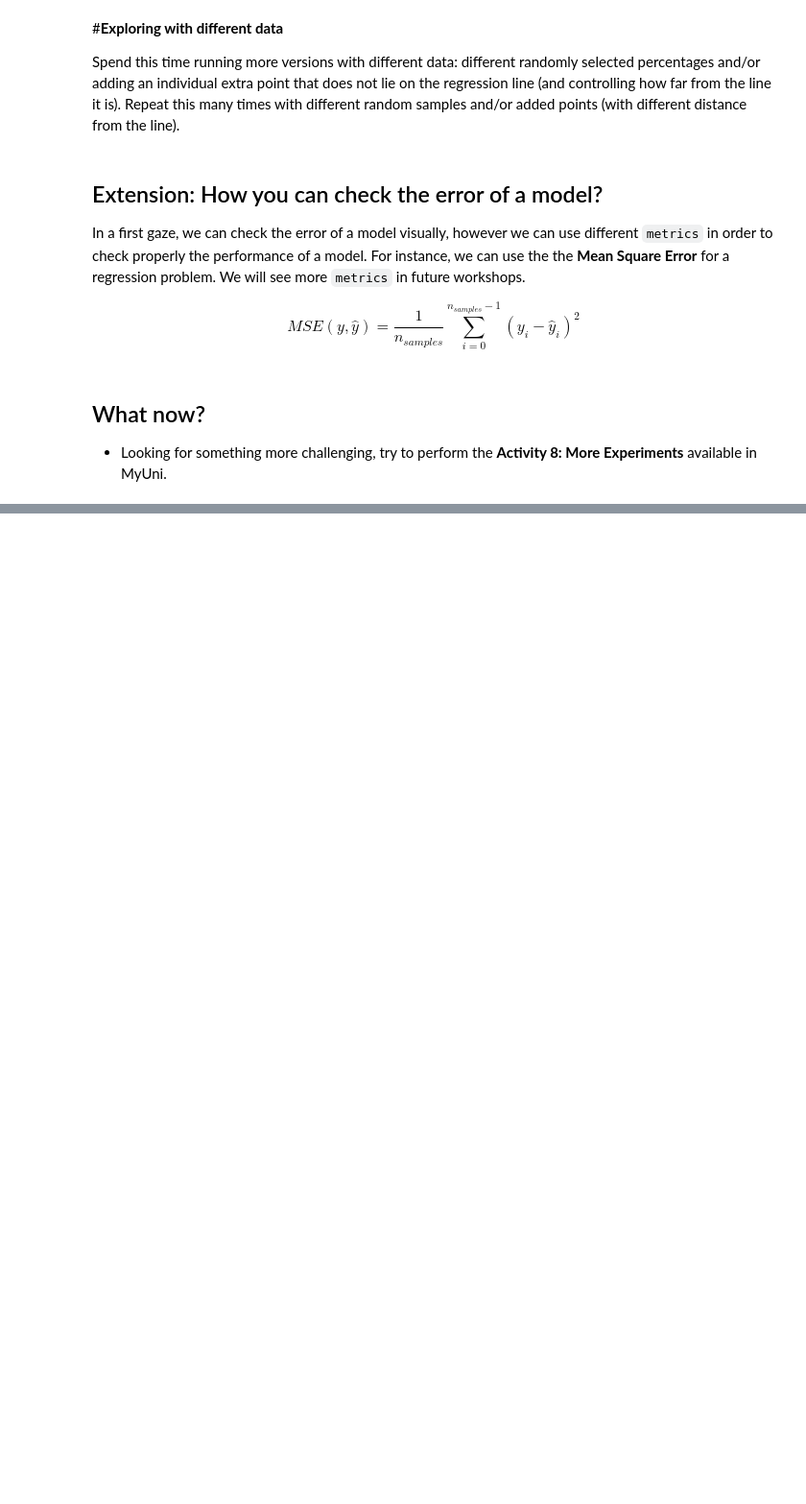
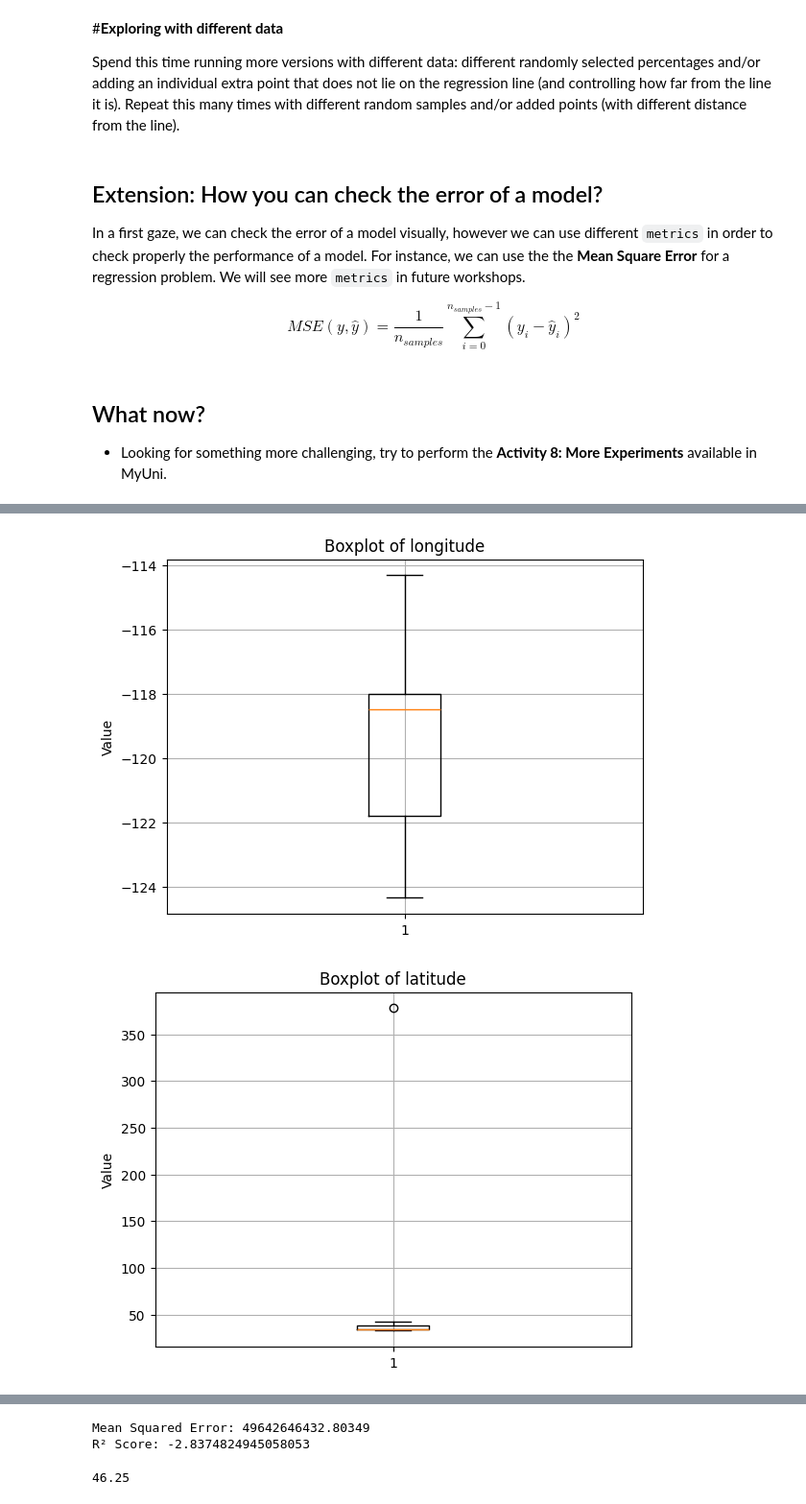
Before and after one commit to CHamilton0/COMP-SCI-7317-Using-Machine-Learning-Tools, a Jupyter notebook: workshop2/Workshop2_Student.ipynb, the cells around one changed output, grey strips where cells are left out. Shown at 96% size. Drawn from its saved outputs; the diff is of its cells as text; code cells hidden in the pictures; blank space fills up the shorter version.

```diff
--- a/workshop2/Workshop2_Student.ipynb
+++ b/workshop2/Workshop2_Student.ipynb
@@ -55,0 +162,11 @@ You can explore a much long version of this code in the next Jupyter Notebook av
+# %%
+for column in df.columns:
+    plt.figure()
+    plt.boxplot(df[column])
+    plt.title(f'Boxplot of {column}')
+    plt.ylabel('Value')
+    plt.grid(True)
+    plt.show()
+# %% [output]
+[figure, added]
+[figure, added]
@@ -55,0 +185,27 @@ You can explore a much long version of this code in the next Jupyter Notebook av
+# %%
+model = LinearRegression()
+model.fit(X_train, y_train)
+
+y_pred = model.predict(X_test)
+
+print("Mean Squared Error:", mean_squared_error(y_test, y_pred))
+print("R² Score:", r2_score(y_test, y_pred))
+# %% [output]
+Mean Squared Error: 49642646432.80349
+R² Score: -2.8374824945058053
+# %%
+ns = 400   # don’t use np for number of people, as it hides the np that stands for numpy!
+
+nf = 100   # number of features
+
+errate = 0.008   # error rate
+
+vals = np.random.rand(ns,nf)   # uniform random numbers in [0,1]
+
+errs = vals<errate  # Is True for specified error rate
+
+nerrs = np.sum(errs,axis=1)   # number of errors per subject
+
+print(np.sum(nerrs==0)/ns*100)   # percentage of subjects with complete records (no errors)
+# %% [output]
+46.25
```
Also changed, not shown: parts of 14 cells of this notebook.
